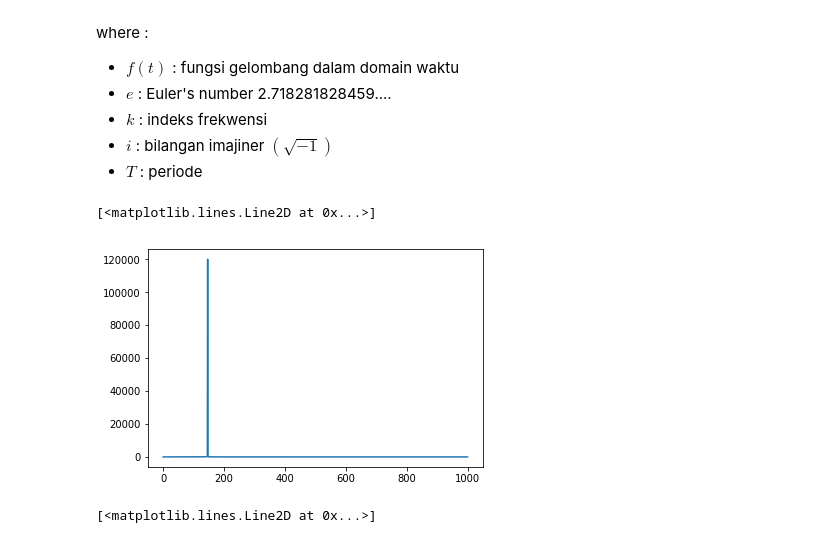
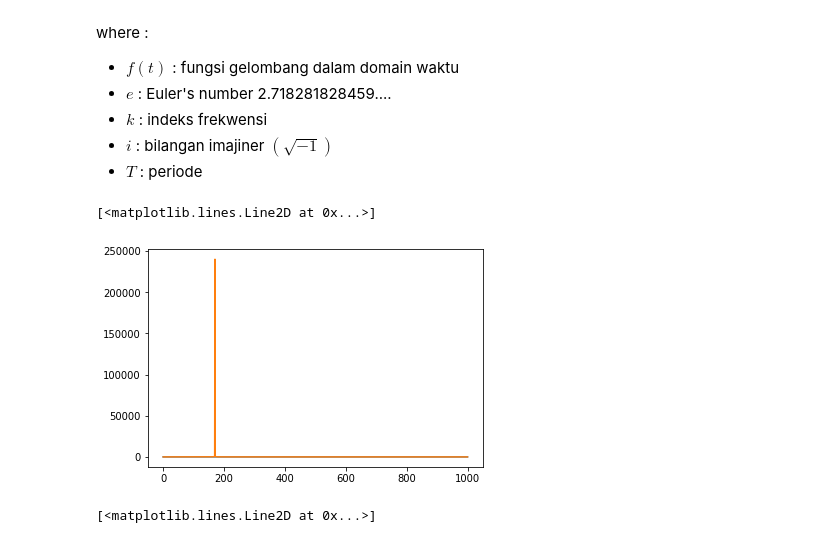
Before and after one commit to Arasy/PraktekNLP, a Jupyter notebook: PraktikumNLP-Audio-1.ipynb, the cells around one changed output. Cells and saved outputs as stored; diff of their text form; code cells hidden in the pictures.

```diff
--- a/PraktikumNLP-Audio-1.ipynb
+++ b/PraktikumNLP-Audio-1.ipynb
@@ -77,8 +59,8 @@ sumber gambar : http://newt.phys.unsw.edu.au/jw/notes.html
 ### Ayo coba lihat efek dari amplitudo dan frekuensi terhadap suara yang dihasilkan!
 # %%
 #ubah amplitudo atau frekuensi
-A = 5
-f = 146
+A = 10
+f = 170
 
 y = A * np.sin(2 * np.pi * f * t)
 sd.play(y,fs)
@@ -193,12 +177,12 @@ where :<br>
 - $T$ : periode
 # %%
 #transformasi fourier diterapkan ke gelombang monotone (nada tunggal)
-
+plt.plot(y[:1000])
 Y = np.abs(np.fft.fft(y))
 plt.plot(Y[:1000])
 # %% [output]
 [<matplotlib.lines.Line2D at 0x...>]
-[figure, old version]
+[figure, new version]
 # %%
 #transformasi fourier diterapkan ke gelombang polytone (nada jamak)
 
```
Also changed, not shown: parts of 5 cells of this notebook.
